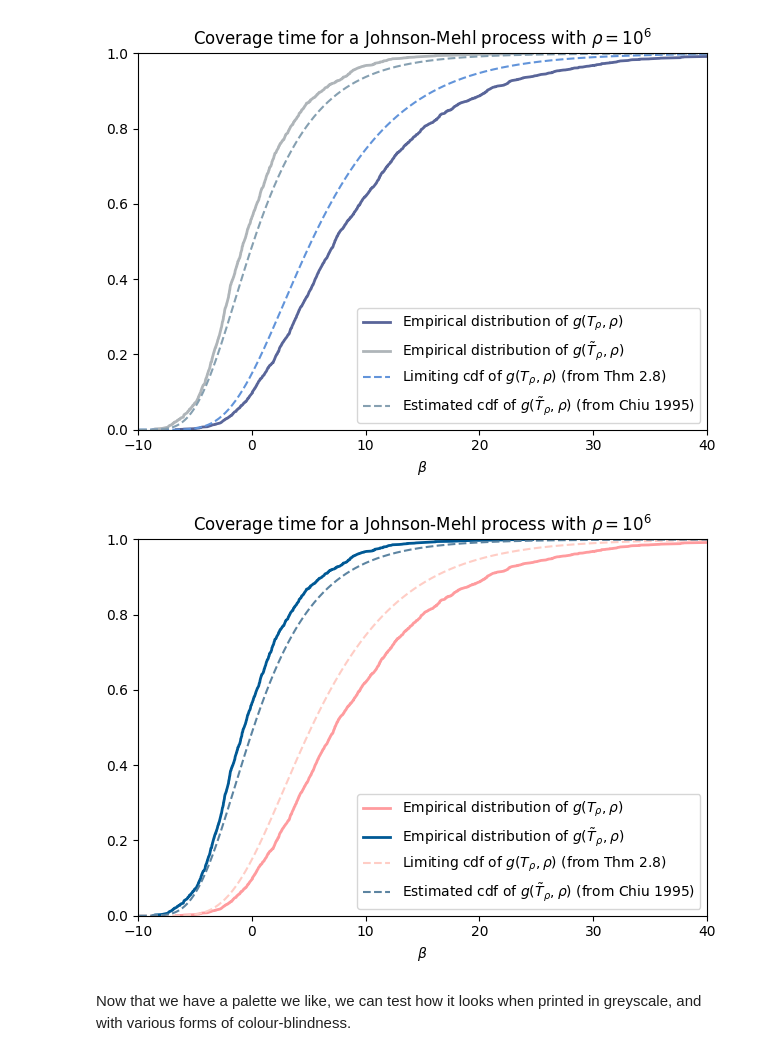
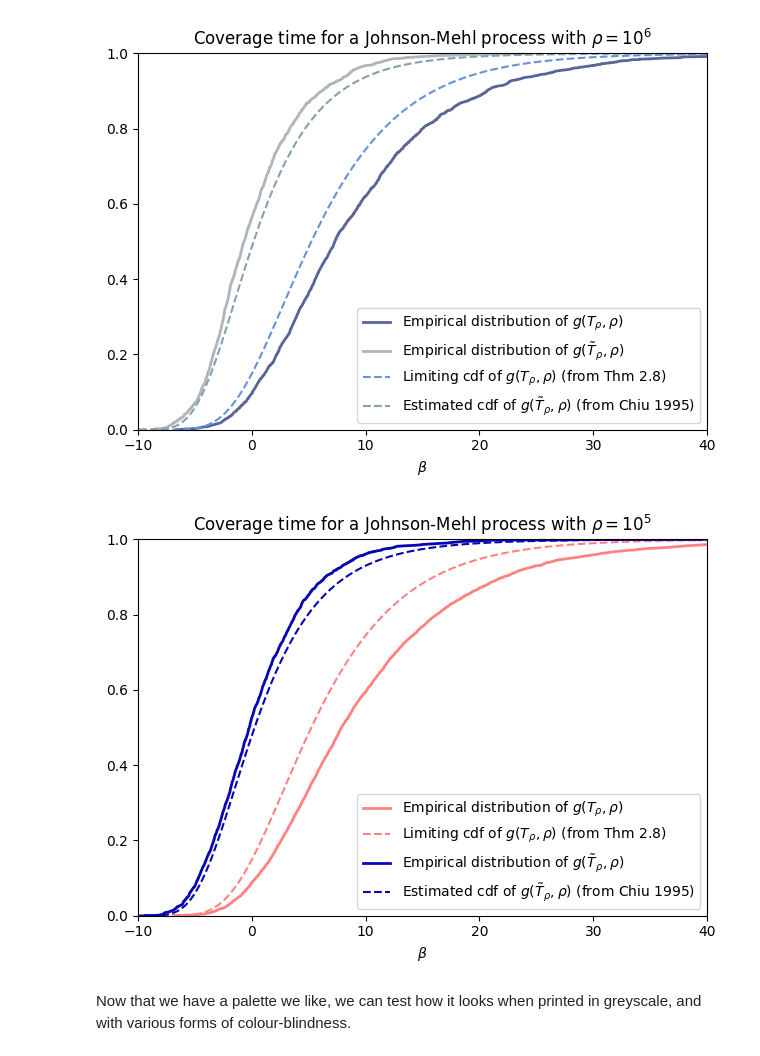
Before and after one commit to frankiehiggs/johnson-mehl, a Jupyter notebook: color-choice.ipynb, the cells around one changed output. Saved outputs shown, nothing was run; the diff lists cells and outputs as text; code cells hidden in the pictures.

Commit message:
Simpler choice for the colour scheme: the dashed lines are now the same colour as the corresponding empirical cdfs.

```diff
--- a/color-choice.ipynb
+++ b/color-choice.ipynb
@@ -20,7 +20,7 @@ def jm_diagram(colours, save=False):
     """
     'colours' should be a list of four colours.
     """
-    rho = 1000000
+    rho = 100000
     fig, ax = plt.subplots()
     c_samples = np.genfromtxt(f'data/rho{rho}-coverage-times.csv')
     u_samples = np.genfromtxt(f'data/unconstrained-rho{rho}-coverage-times.csv')
@@ -32,10 +32,9 @@ def jm_diagram(colours, save=False):
     c_curve.sort()
     u_curve.sort()
     ax.plot(c_curve, (np.arange(c_curve.size)+1)/c_curve.size, colours[0], linewidth=2, label="Empirical distribution of $g(T_\\rho,\\rho)$")
-    ax.plot(u_curve, (np.arange(u_curve.size)+1)/u_curve.size, colours[-1], linewidth=2, label="Empirical distribution of $g(\\tilde T_\\rho,\\rho)$")
-
     c_limit = limit(my_range)
     ax.plot(my_range, c_limit, colours[1],linestyle='dashed',linewidth=1.5,label="Limiting cdf of $g(T_\\rho,\\rho)$ (from Thm 2.8)")
+    ax.plot(u_curve, (np.arange(u_curve.size)+1)/u_curve.size, colours[-1], linewidth=2, label="Empirical distribution of $g(\\tilde T_\\rho,\\rho)$")
     u_limit = chiu_limit(my_range, rho)
     ax.plot(my_range, u_limit, colours[-2],linestyle='dashed',linewidth=1.5,label="Estimated cdf of $g(\\tilde T_\\rho,\\rho)$ (from Chiu 1995)")
 
@@ -62,24 +61,24 @@ jm_diagram(colours)
 # %%
 # An alternative approach:
 reds  = colorspace.sequential_hcl('Reds')
 blues = colorspace.sequential_hcl('Blues')
 w = 100
 p1 = 0.3
-p2 = 0.6
-lblue = -0.3
-lred = 0.5
-r1 = reds(w)[int(p1*w)]
-r2 = reds(w)[int(p2*w)]
-b1 = blues(w)[int(p1*w)]
-b2 = blues(w)[int(p2*w)]
+p2 = 0.5
+lblue = -0.33
+lred = 0.33
+r1 = '#ff0000' # reds(w)[int(p1*w)]
+r2 = '#ff0000' # reds(w)[int(p2*w)]
+b1 = '#0000ff' # blues(w)[int(p1*w)]
+b2 = '#0000ff' # blues(w)[int(p2*w)]
 b1 = colorspace.utils.lighten(b1,lblue)
 b2 = colorspace.utils.lighten(b2,lblue)
 r1 = colorspace.utils.lighten(r1,lred)
 r2 = colorspace.utils.lighten(r2,lred)
 colours = [r1, r2, b2, b1]
 jm_diagram(colours, save=True)
 # %% [output]
-[figure, old version]
+[figure, new version]
 # %% [markdown]
 Now that we have a palette we like, we can test how it looks when printed in greyscale, and with various forms of colour-blindness.
 # %%
```
Also changed, not shown: parts of 1 cell of this notebook, 1 other file.
